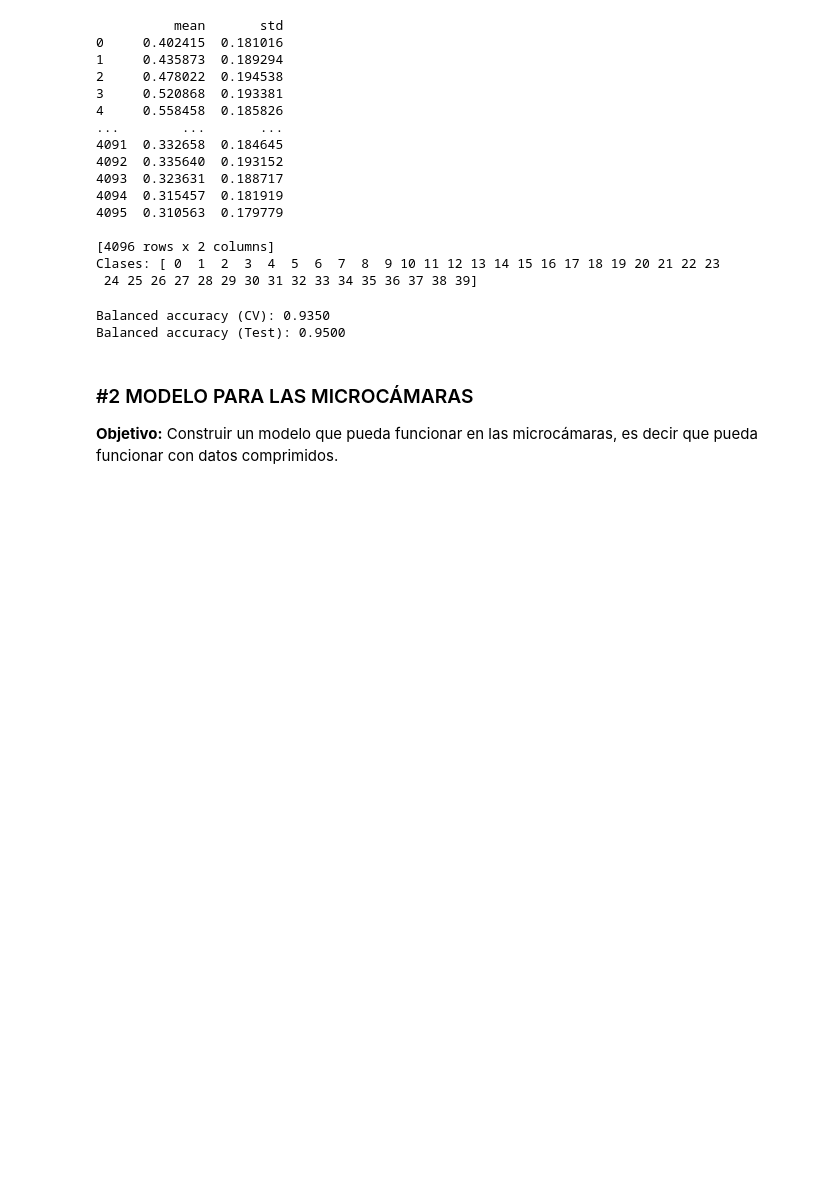
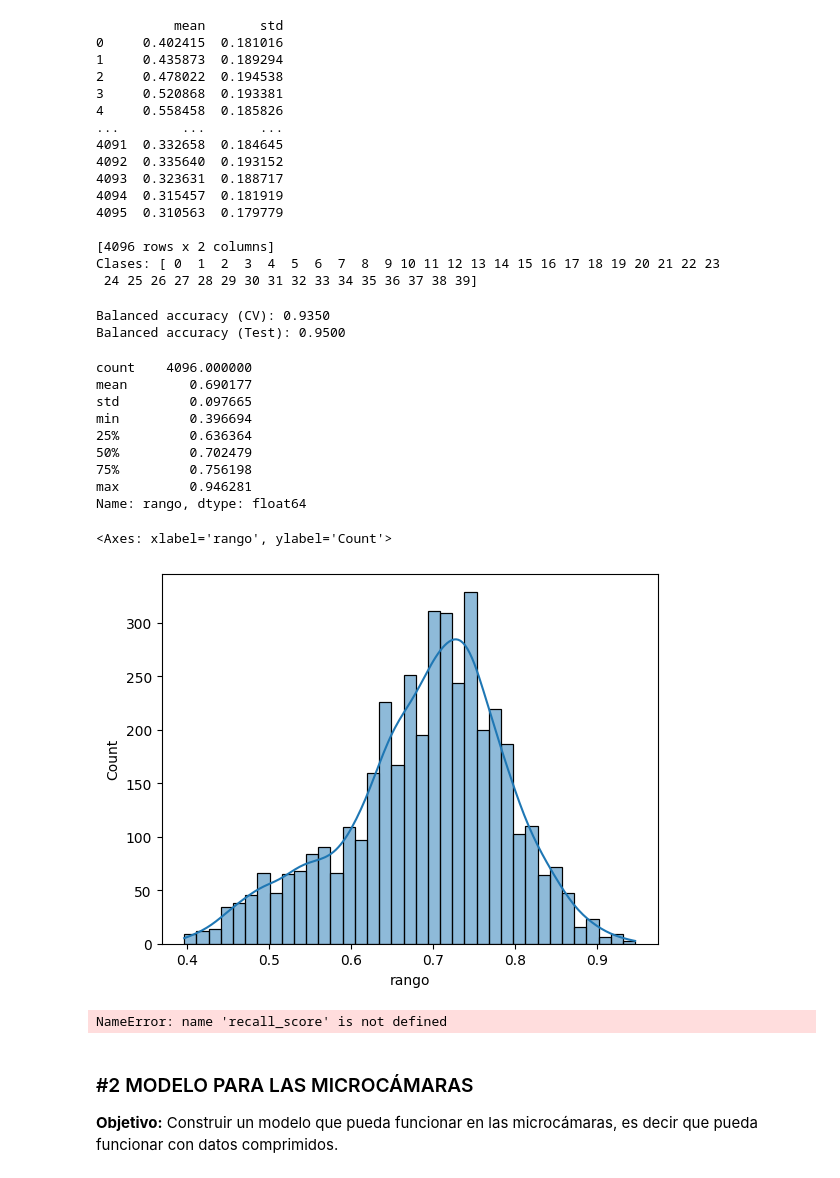
Before and after one commit to MariaJoseCamacho/repositorio_clase, a Jupyter notebook: 04_Machine_Learning/Sprint_14/Unidad_01/Practica_Obligatoria/18_Practica_Obligatoria_No_Supervisado_PCA.ipynb, the cells around one changed output. Drawn from its saved outputs; the diff is of its cells as text; code cells hidden in the pictures; blank space fills up the shorter version.

```diff
--- a/04_Machine_Learning/Sprint_14/Unidad_01/Practica_Obligatoria/18_Practica_Obligatoria_No_Supervisado_PCA.ipynb
+++ b/04_Machine_Learning/Sprint_14/Unidad_01/Practica_Obligatoria/18_Practica_Obligatoria_No_Supervisado_PCA.ipynb
@@ -128,6 +129,32 @@ print(f"Balanced accuracy (Test): {test_balanced_accuracy:.4f}")
 # %% [output]
 Balanced accuracy (CV): 0.9350
 Balanced accuracy (Test): 0.9500
+# %%
+df_describe = X_train.describe().T
+df_describe
+df_describe["rango"] = df_describe["max"] - df_describe["min"]
+print(df_describe["rango"].describe())
+sns.histplot(df_describe["rango"], kde = True)
+# %% [output]
+count    4096.000000
+mean        0.690177
+std         0.097665
+min         0.396694
+25%         0.636364
+50%         0.702479
+75%         0.756198
+max         0.946281
+Name: rango, dtype: float64
+<Axes: xlabel='rango', ylabel='Count'>
+[figure, added]
+# %%
+# esta es la forma de obtener el recall medio sin copiarlo a ojo
+baseline_test = recall_score(y_test, y_pred, average = "macro")
+baseline_test
+baseline_cv = np.mean(cross_val_score(rf_clf_importancia, X_train, y_train, cv = 5, scoring = "balanced_accuracy"))
+baseline_cv
+# %% [output]
+NameError: name 'recall_score' is not defined
 # %% [markdown]
 ### #2 MODELO PARA LAS MICROCÁMARAS
 **Objetivo:** Construir un modelo que pueda funcionar en las microcámaras, es decir que pueda funcionar con datos comprimidos.
```
Also changed, not shown: parts of 2 cells of this notebook, 24 other files.
